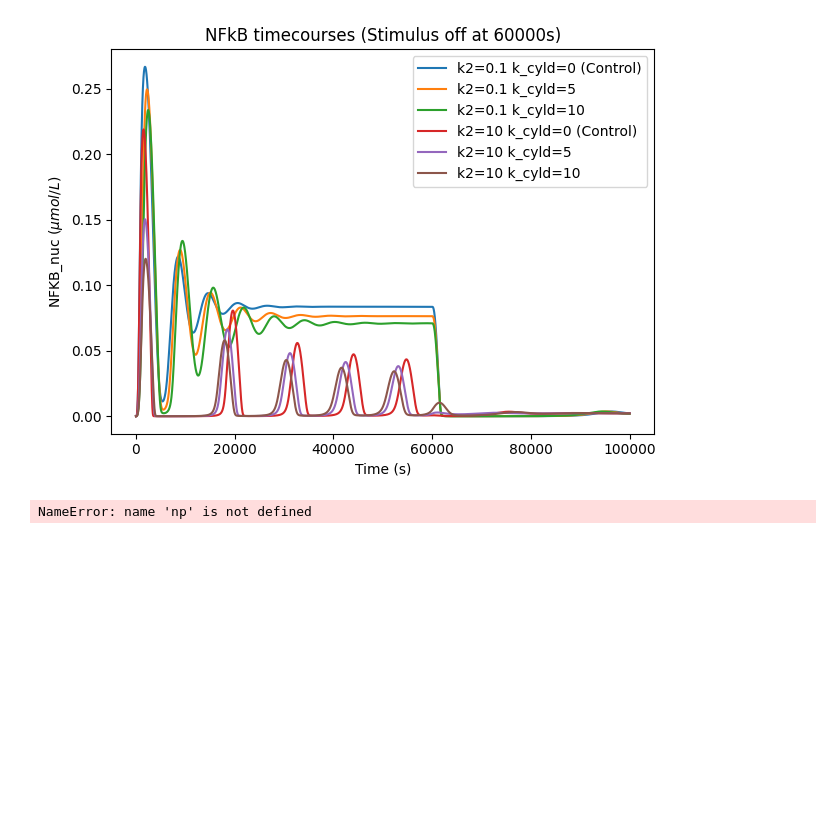
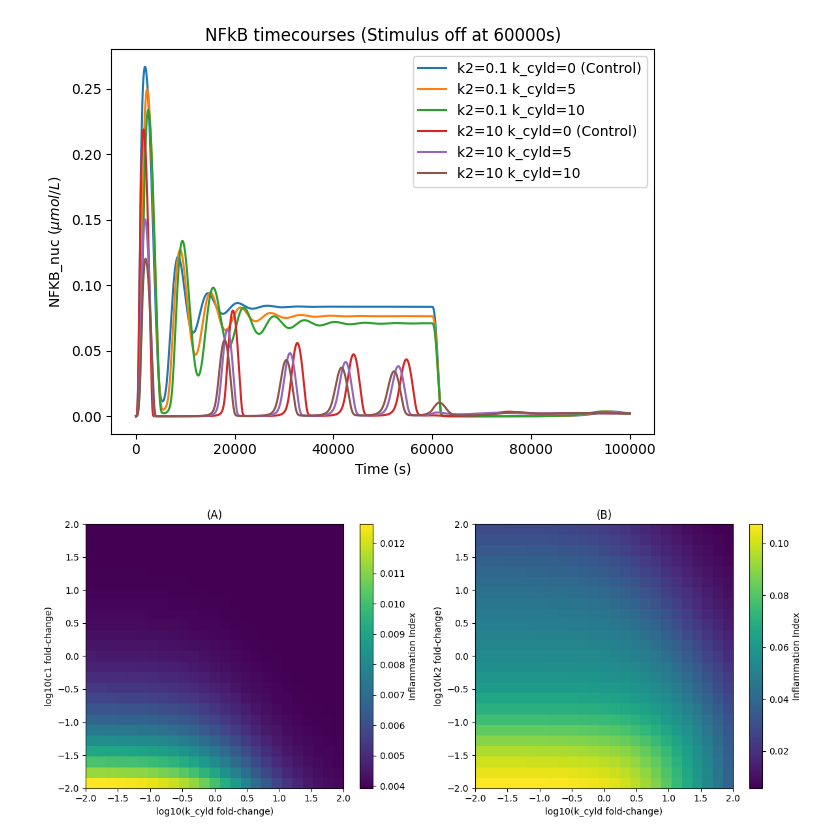
Before and after one commit to 1Riya-Shukla/NF-kB-Pathways, a Jupyter notebook: MicroglialRegulations/RoadRunner-Lipniacki.ipynb, the cells around one changed output. Drawn from its saved outputs; the diff is of its cells as text; code cells hidden in the pictures; blank space fills up the shorter version.

```diff
--- a/MicroglialRegulations/RoadRunner-Lipniacki.ipynb
+++ b/MicroglialRegulations/RoadRunner-Lipniacki.ipynb
@@ -142,42 +142,43 @@ def compute_index_heatmap(road_runner, cyld_parameter_name, cyld_fold_grid, y_pa
         for xi, cyld_fold in enumerate(cyld_fold_grid):
             parameter_updates = {
                 y_parameter_name: y_fold,
+
                 cyld_parameter_name: cyld_fold,
             }
             time, nfkb = simulation_nfkb_under_tnf_pulse(road_runner, parameter_updates)
             _, _, inflammation_index = compute_inflammation_index(time, nfkb)
             index_grid[yi, xi] = inflammation_index
     return index_grid
 
 # Compute both panels
 index_grid_c1 = compute_index_heatmap(rr, "k_cyld", cyld_fold_grid, "c1", a20_transcription_fold_grid)
 index_grid_k2 = compute_index_heatmap(rr, "k_cyld", cyld_fold_grid, "k2", a20_feedback_fold_grid)
 
 # Log based data for side-by-side comparison
 x_log10_cyld = np.log10(cyld_fold_grid)
 y_log10_c1 = np.log10(a20_transcription_fold_grid)
 y_log10_k2 = np.log10(a20_feedback_fold_grid)
 
 fig, axes = plt.subplots(1, 2, figsize=(12, 5), sharex=True)
 
 imageA = axes[0].imshow(index_grid_c1, origin="lower", aspect="auto", extent=[x_log10_cyld.min(), x_log10_cyld.max(), y_log10_c1.min(), y_log10_c1.max()])
-axes[0].set_title("Fig 3A: Inflammation index vs A20 transcription (c1) and CYLD (k_cyld)")
+axes[0].set_title("(A)")
 axes[0].set_xlabel("log10(k_cyld fold-change)")
 axes[0].set_ylabel("log10(c1 fold-change)")
 colorbarA = plt.colorbar(imageA, ax=axes[0])
 colorbarA.set_label("Inflammation Index")
 
 imageB = axes[1].imshow(index_grid_k2, origin="lower", aspect="auto", extent=[x_log10_cyld.min(), x_log10_cyld.max(), y_log10_k2.min(), y_log10_k2.max()])
-axes[1].set_title("Fig 3B: Inflammation index vs A20 feedback (k2) and CYLD (k_cyld)")
+axes[1].set_title("(B)")
 axes[1].set_xlabel("log10(k_cyld fold-change)")
 axes[1].set_ylabel("log10(k2 fold-change)")
 colorbarB = plt.colorbar(imageB, ax=axes[1])
 colorbarB.set_label("Inflammation Index")
 
 plt.tight_layout()
 plt.show()
 # %% [output]
-NameError: name 'np' is not defined
+[figure, added]
 # %%
 # Figure 4A & 4B: Inflammation Index wrt c4 and k2 against k_cyld
 # 4A = (c4 k_cyld)   4B = (k2 k_cyld)
```
Also changed, not shown: parts of 2 cells of this notebook.
